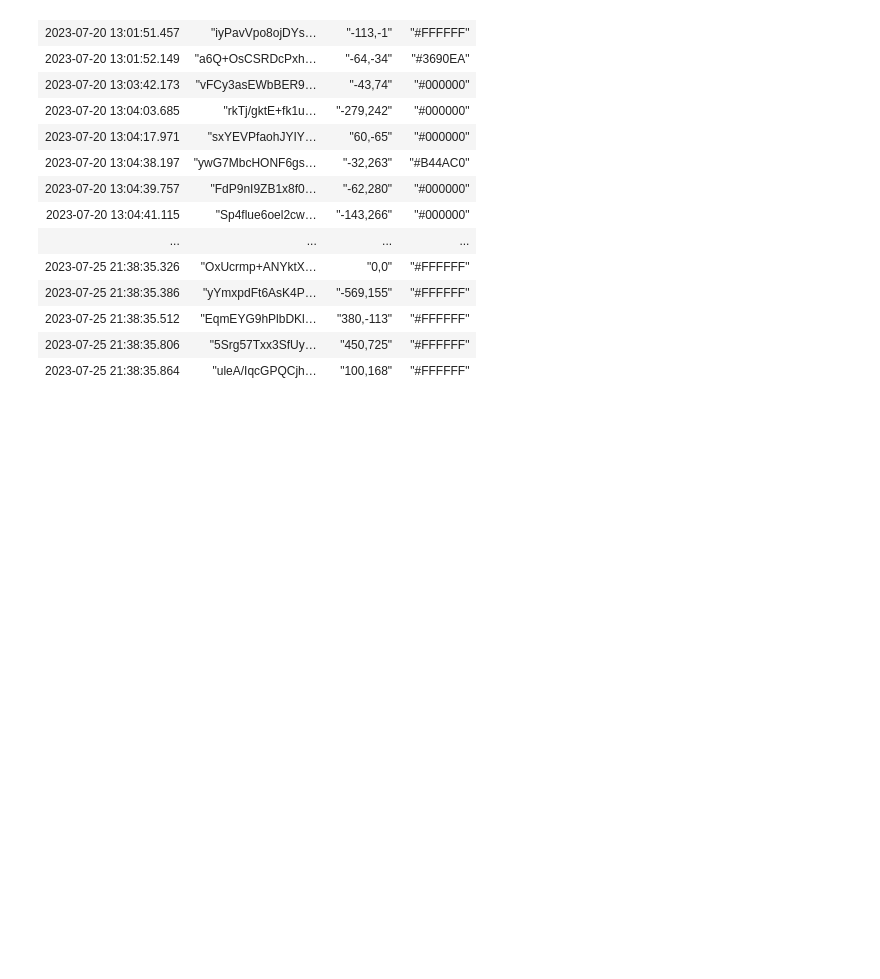
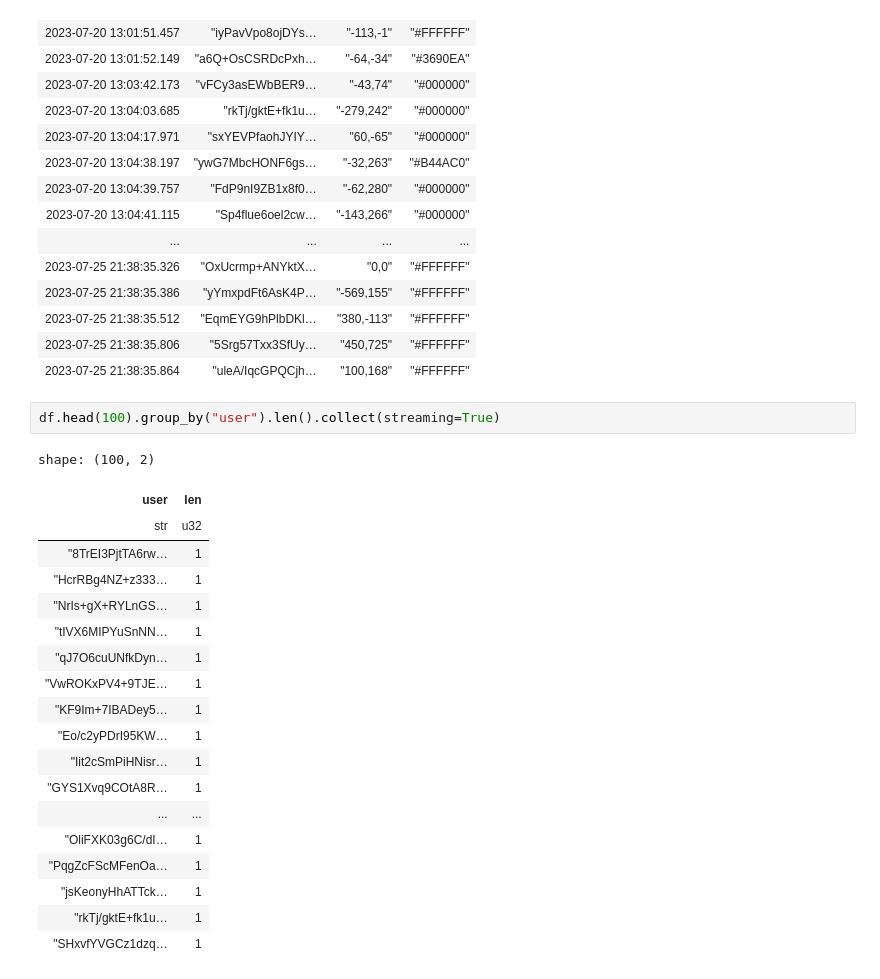
Before and after one commit to bnkessler/CloudComputing, a Jupyter notebook: PlaceParquet.ipynb, the cells around one changed output. Saved outputs shown, nothing was run; the diff lists cells and outputs as text; blank space fills up the shorter version.

```diff
--- a/PlaceParquet.ipynb
+++ b/PlaceParquet.ipynb
@@ -145,3 +143,25 @@ shape: (78_350_994, 4)
 | 2023-07-25 21:38:35.512 | "EqmEYG9hPlbDKl… | "380,-113" | "#FFFFFF" |
 | 2023-07-25 21:38:35.806 | "5Srg57Txx3SfUy… | "450,725" | "#FFFFFF" |
 | 2023-07-25 21:38:35.864 | "uleA/IqcGPQCjh… | "100,168" | "#FFFFFF" |
+# %%
+df.head(100).group_by("user").len().collect(streaming=True)
+# %% [output]
+shape: (100, 2)
+| user | len |
+| str | u32 |
+| "8TrEI3PjtTA6rw… | 1 |
+| "HcrRBg4NZ+z333… | 1 |
+| "NrIs+gX+RYLnGS… | 1 |
+| "tIVX6MIPYuSnNN… | 1 |
+| "qJ7O6cuUNfkDyn… | 1 |
+| "VwROKxPV4+9TJE… | 1 |
+| "KF9Im+7IBADey5… | 1 |
+| "Eo/c2yPDrI95KW… | 1 |
+| "Iit2cSmPiHNisr… | 1 |
+| "GYS1Xvq9COtA8R… | 1 |
+| ... | ... |
+| "OliFXK03g6C/dI… | 1 |
+| "PqgZcFScMFenOa… | 1 |
+| "jsKeonyHhATTck… | 1 |
+| "rkTj/gktE+fk1u… | 1 |
+| "SHxvfYVGCz1dzq… | 1 |
```
Also changed, not shown: parts of 6 cells of this notebook.
